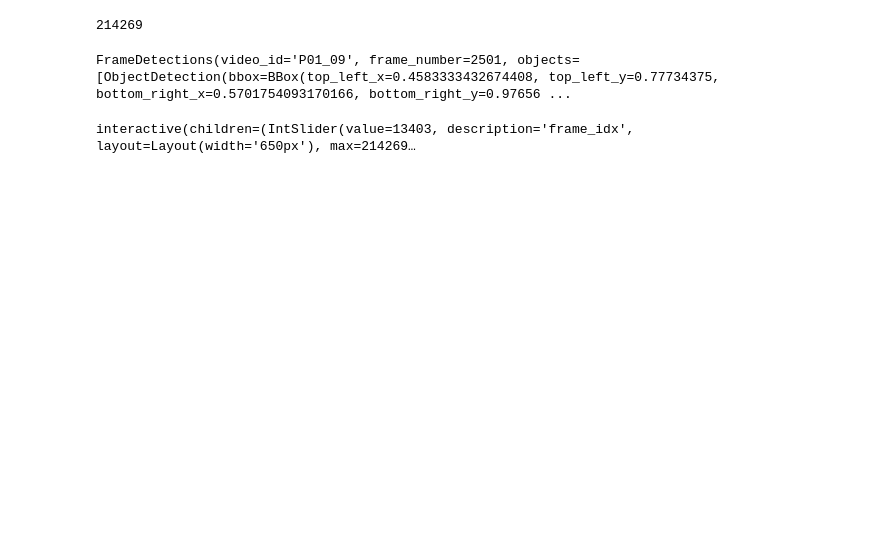
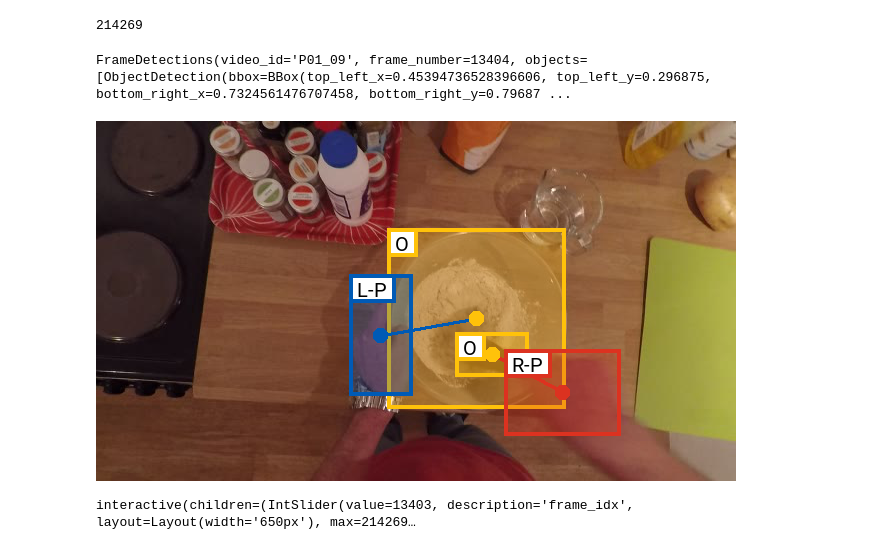
Before and after one commit to epic-kitchens/epic-kitchens-100-hand-object-bboxes, a Jupyter notebook: notebooks/demo.ipynb, the cells around one changed output. Cells and saved outputs as stored; diff of their text form; code cells hidden in the pictures; blank space fills up the shorter version.

Commit message:
Update demo notebook with visualisation of detections
This will show on github but the interact one doesn't

```diff
--- a/notebooks/demo.ipynb
+++ b/notebooks/demo.ipynb
@@ -34,10 +34,10 @@ max_frame_idx
 # %% [output]
 214269
 # %%
-frame_idx = 2500
+frame_idx = 13403
 video_detections[frame_idx]
 # %% [output]
-FrameDetections(video_id='P01_09', frame_number=2501, objects=[ObjectDetection(bbox=BBox(top_left_x=0.4583333432674408, top_left_y=0.77734375, bottom_right_x=0.5701754093170166, bottom_right_y=0.97656 ...
+FrameDetections(video_id='P01_09', frame_number=13404, objects=[ObjectDetection(bbox=BBox(top_left_x=0.45394736528396606, top_left_y=0.296875, bottom_right_x=0.7324561476707458, bottom_right_y=0.79687 ...
 # %%
 class LazyFrameLoader:
     def __init__(self, path: Union[Path, str], frame_template: str = 'frame_{:010d}.jpg'):
@@ -51 +52,5 @@ frames = LazyFrameLoader(frames_root / participant_id / video_id)
+# %%
+renderer.render_detections(frames[frame_idx], video_detections[frame_idx])
+# %% [output]
+[figure, added]
 # %%
```
Also changed, not shown: parts of 3 cells of this notebook.
